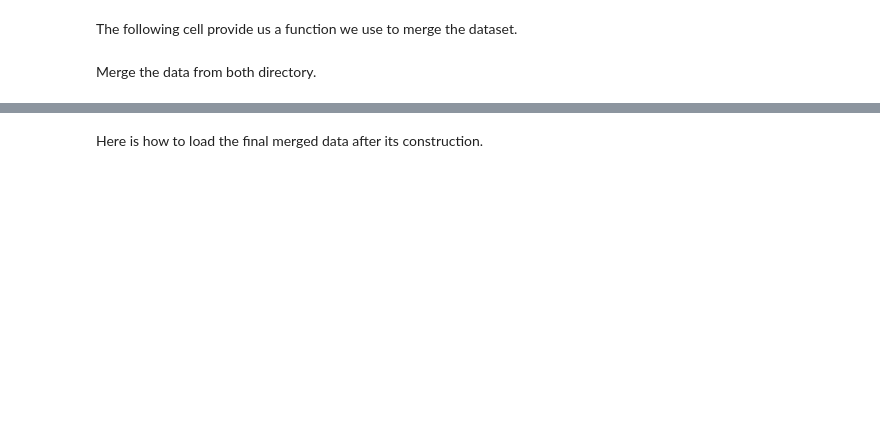
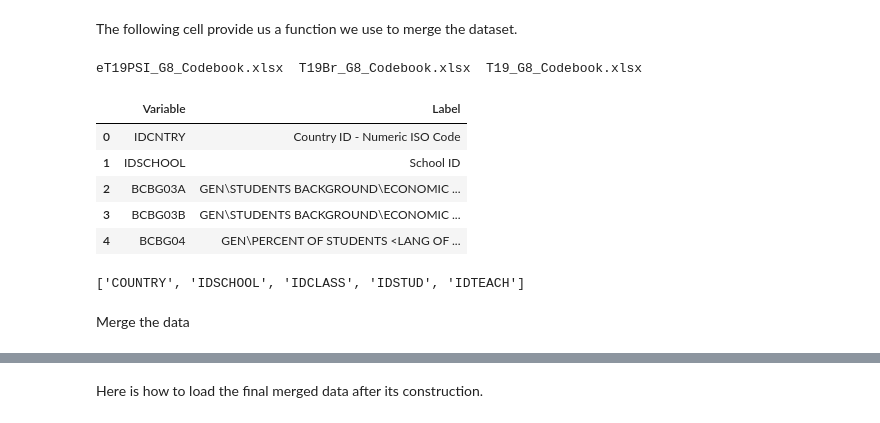
Before and after one commit to AntsaHoneywinner/DSIcapstoneproject, a Jupyter notebook: Capstone_project_Antsa_Rakotondrafara.ipynb, the cells around one changed output, grey strips where cells are left out. Saved outputs shown, nothing was run; the diff lists cells and outputs as text; code cells hidden in the pictures; blank space fills up the shorter version.

```diff
--- a/Capstone_project_Antsa_Rakotondrafara.ipynb
+++ b/Capstone_project_Antsa_Rakotondrafara.ipynb
@@ -450,0 +479,4 @@ The following cell provide us a function we use to merge the dataset.
+# %%
+ls T19_G8_Codebooks/
+# %% [output]
+eT19PSI_G8_Codebook.xlsx  T19Br_G8_Codebook.xlsx  T19_G8_Codebook.xlsx
@@ -450,0 +485,10 @@ The following cell provide us a function we use to merge the dataset.
+# %%
+all_column_explained = pd.concat(columncode, ignore_index =True)
+all_column_explained.head()
+# %% [output]
+|  | Variable | Label |
+| 0 | IDCNTRY | Country ID - Numeric ISO Code |
+| 1 | IDSCHOOL | School ID |
+| 2 | BCBG03A | GEN\STUDENTS BACKGROUND\ECONOMIC ... |
+| 3 | BCBG03B | GEN\STUDENTS BACKGROUND\ECONOMIC ... |
+| 4 | BCBG04 | GEN\PERCENT OF STUDENTS <LANG OF ... |
@@ -451 +501,5 @@ The following cell provide us a function we use to merge the dataset.
+# %%
+index_cols
+# %% [output]
+['COUNTRY', 'IDSCHOOL', 'IDCLASS', 'IDSTUD', 'IDTEACH']
 # %%
@@ -524,4 +615,4 @@ def merge_data_countries( countrylist = Countries, directory = 'T19_G8_SPSS Data
 
     return(tmpBCGBSGBSTBTM, name)
 # %% [markdown]
-Merge the data from both directory.
+Merge the data
```
Also changed, not shown: parts of 67 cells of this notebook.
